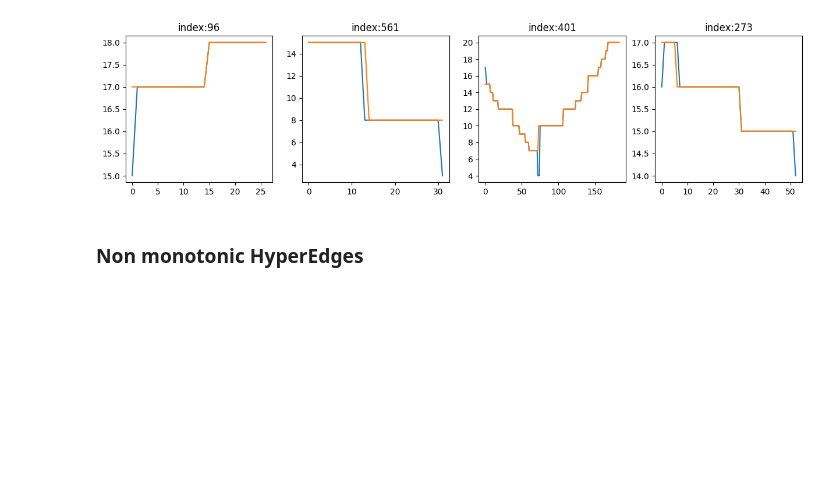
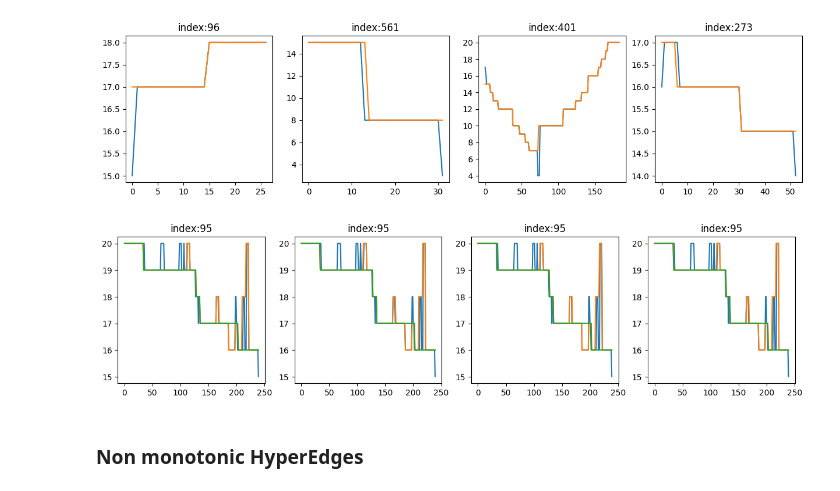
Before and after one commit to amin942001/STHype, a Jupyter notebook: examples/amftrack.ipynb, the cells around one changed output. Cells and saved outputs as stored; diff of their text form; code cells hidden in the pictures; blank space fills up the shorter version.

```diff
--- a/examples/amftrack.ipynb
+++ b/examples/amftrack.ipynb
@@ -194,6 +194,26 @@ for i in range(4):
     plt.title(f"index:{hyper_edges_to_plot[i]}")
 # %% [output]
 [figure]
+# %%
+from scipy.ndimage import median_filter
+
+plt.figure(figsize=(15,15))
+
+for i in range(4):
+    plt.subplot(4,4,i+1)
+    activations = []
+    corrected_activations = []
+    for inital_edge in H[95]:
+        for node1, node2 in spatial_temporal_graph.get_initial_edge_edges(*inital_edge):
+            activations.append(spatial_temporal_graph[node1][node2]['activation'])
+            corrected_activations.append(spatial_temporal_graph[node1][node2]['corrected_activation'])
+
+    plt.plot(activations)
+    plt.plot(corrected_activations)
+    plt.plot(median_filter(corrected_activations, 41, mode='nearest'))
+    plt.title(f"index:{95}")
+# %% [output]
+[figure, added]
 # %% [markdown]
 ### Non monotonic HyperEdges
 # %%
```
Also changed, not shown: parts of 2 cells of this notebook.
